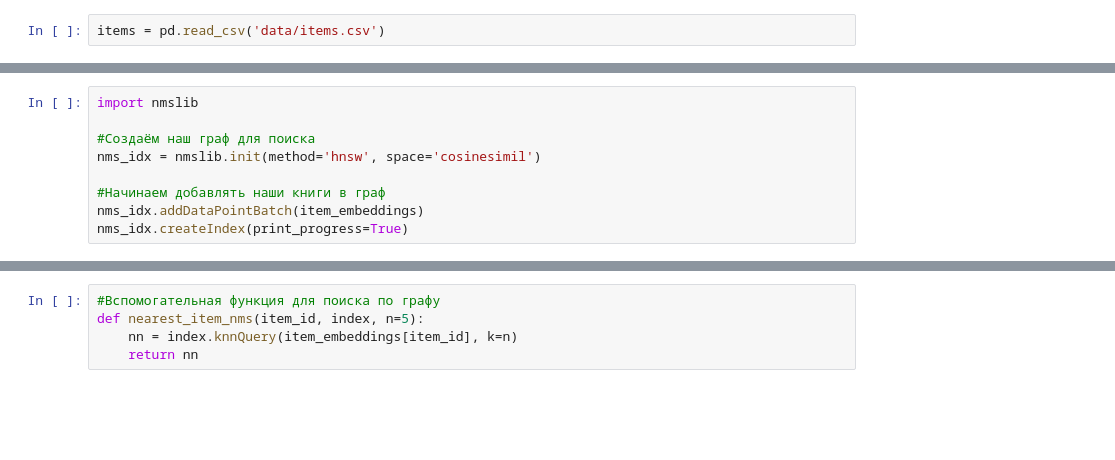
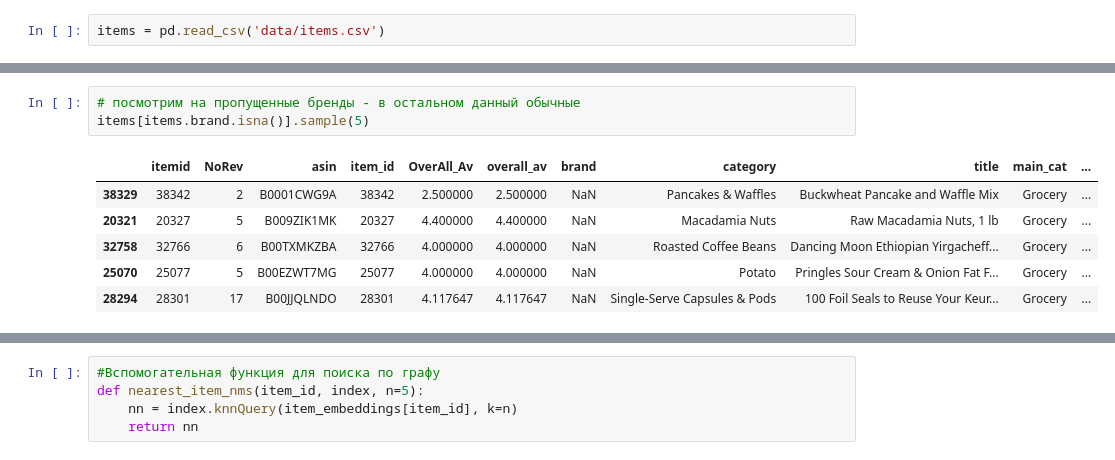
Before and after one commit to AnnaGrechina/SkillFactory, a Jupyter notebook: RDS_4_Recommendation_Challenge/recommend_challenge.ipynb, the cells around one changed output, grey strips where cells are left out. Cells and saved outputs as stored; diff of their text form; blank space fills up the shorter version.

```diff
--- a/RDS_4_Recommendation_Challenge/recommend_challenge.ipynb
+++ b/RDS_4_Recommendation_Challenge/recommend_challenge.ipynb
@@ -514,9 +284,10 @@ array([[-3.9957009e-05,  5.4519799e-02,  1.4675276e-04, ...,
-# %%
-import nmslib
-
-#Создаём наш граф для поиска
-nms_idx = nmslib.init(method='hnsw', space='cosinesimil')
-
-#Начинаем добавлять наши книги в граф
-nms_idx.addDataPointBatch(item_embeddings)
-nms_idx.createIndex(print_progress=True)
+# %%
+# посмотрим на пропущенные бренды - в остальном данный обычные
+items[items.brand.isna()].sample(5)
+# %% [output]
+|  | itemid | NoRev | asin | item_id | OverAll_Av | overall_av | brand | category | title | main_cat | ... |
+| 38329 | 38342 | 2 | B0001CWG9A | 38342 | 2.500000 | 2.500000 | NaN | Pancakes & Waffles | Buckwheat Pancake and Waffle Mix | Grocery | ... |
+| 20321 | 20327 | 5 | B009ZIK1MK | 20327 | 4.400000 | 4.400000 | NaN | Macadamia Nuts | Raw Macadamia Nuts, 1 lb | Grocery | ... |
+| 32758 | 32766 | 6 | B00TXMKZBA | 32766 | 4.000000 | 4.000000 | NaN | Roasted Coffee Beans | Dancing Moon Ethiopian Yirgacheff... | Grocery | ... |
+| 25070 | 25077 | 5 | B00EZWT7MG | 25077 | 4.000000 | 4.000000 | NaN | Potato | Pringles Sour Cream & Onion Fat F... | Grocery | ... |
+| 28294 | 28301 | 17 | B00JJQLNDO | 28301 | 4.117647 | 4.117647 | NaN | Single-Serve Capsules & Pods | 100 Foil Seals to Reuse Your Keur... | Grocery | ... |
```
Also changed, not shown: parts of 125 cells of this notebook, 1 other file.
